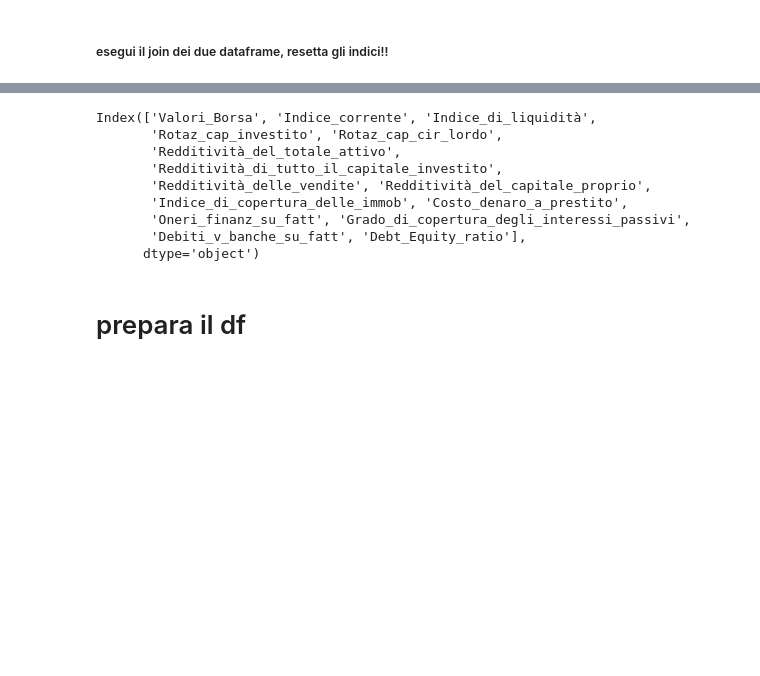
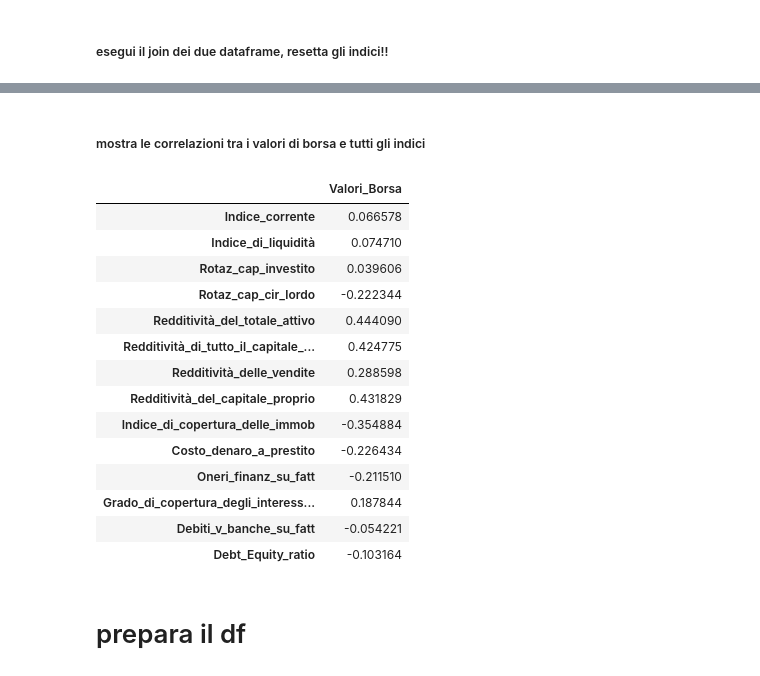
Before and after one commit to leoBitto/Tesi, a Jupyter notebook: tesi.ipynb, the cells around one changed output, grey strips where cells are left out. Cells and saved outputs as stored; diff of their text form; code cells hidden in the pictures; blank space fills up the shorter version.

```diff
--- a/tesi.ipynb
+++ b/tesi.ipynb
@@ -182,19 +187,26 @@ df
 280 rows × 21 columns
+# %% [markdown]
+##### mostra le correlazioni tra i valori di borsa e tutti gli indici
 # %%
-
-
-print(df.columns[6:])
-correlations = df.iloc[ : , 6:].corr().iloc[0,:]
+#print(df.columns[6:])
+correlations = pd.DataFrame(df.iloc[ : , 6:].corr().iloc[0, 1:])
+correlations
 # %% [output]
-Index(['Valori_Borsa', 'Indice_corrente', 'Indice_di_liquidità',
-       'Rotaz_cap_investito', 'Rotaz_cap_cir_lordo',
-       'Redditività_del_totale_attivo',
-       'Redditività_di_tutto_il_capitale_investito',
-       'Redditività_delle_vendite', 'Redditività_del_capitale_proprio',
-       'Indice_di_copertura_delle_immob', 'Costo_denaro_a_prestito',
-       'Oneri_finanz_su_fatt', 'Grado_di_copertura_degli_interessi_passivi',
-       'Debiti_v_banche_su_fatt', 'Debt_Equity_ratio'],
-      dtype='object')
+|  | Valori_Borsa |
+| Indice_corrente | 0.066578 |
+| Indice_di_liquidità | 0.074710 |
+| Rotaz_cap_investito | 0.039606 |
+| Rotaz_cap_cir_lordo | -0.222344 |
+| Redditività_del_totale_attivo | 0.444090 |
+| Redditività_di_tutto_il_capitale_... | 0.424775 |
+| Redditività_delle_vendite | 0.288598 |
+| Redditività_del_capitale_proprio | 0.431829 |
+| Indice_di_copertura_delle_immob | -0.354884 |
+| Costo_denaro_a_prestito | -0.226434 |
+| Oneri_finanz_su_fatt | -0.211510 |
+| Grado_di_copertura_degli_interess... | 0.187844 |
+| Debiti_v_banche_su_fatt | -0.054221 |
+| Debt_Equity_ratio | -0.103164 |
 # %%
 fig = px.scatter(df, y="Valori_Borsa", x="Indice_corrente", color='Ticker_symbol')
 fig
```
Also changed, not shown: parts of 21 cells of this notebook, 17 other files.
